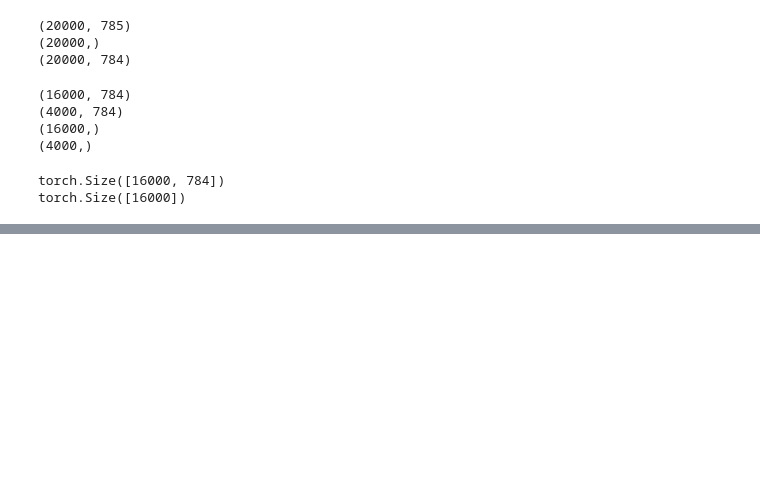
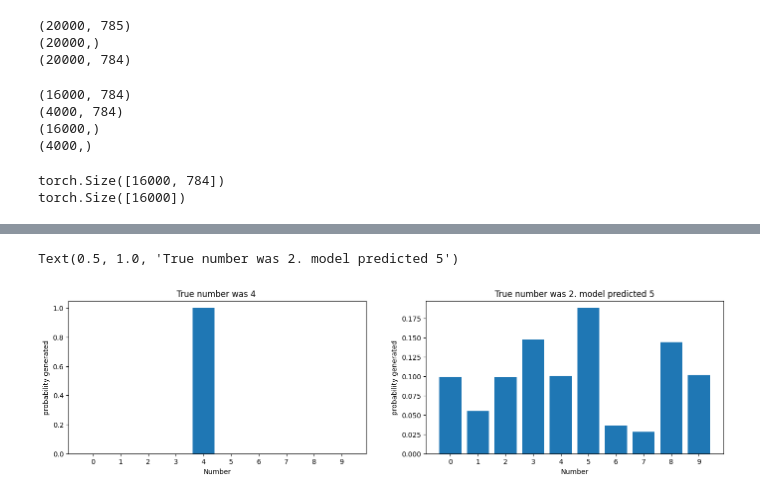
Before and after one commit to taruvaid/Fourier-Neural-Operators, a Jupyter notebook: image_classification_1.ipynb, the cells around one changed output, grey strips where cells are left out. Cells and saved outputs as stored; diff of their text form; code cells hidden in the pictures; blank space fills up the shorter version.

```diff
--- a/image_classification_1.ipynb
+++ b/image_classification_1.ipynb
@@ -231,0 +557,24 @@ plt.tight_layout(rect = [0,0,1,.9])
+# %%
+x,y = next(iter(test_loader))
+pred = net(x).detach()
+
+#finding errors
+errors = np.where(torch.max(pred, axis = 1)[1]!=y)[0]
+
+fig,ax = plt.subplots(1,2,figsize = (17,4))
+sample2show = 120
+ax[0].bar(range(10),torch.exp(pred[sample2show]))
+ax[0].set_xticks(range(10))
+ax[0].set_xlabel("Number")
+ax[0].set_ylabel("probability generated")
+ax[0].set_title("True number was %s "%y[sample2show].item())
+
+sample2show = 4
+ax[1].bar(range(10),torch.exp(pred[errors[sample2show]]))
+ax[1].set_xticks(range(10))
+ax[1].set_xlabel("Number")
+ax[1].set_ylabel("probability generated")
+ax[1].set_title("True number was %s. model predicted %s"%(y[errors[sample2show]].item(),torch.argmax(pred[errors[sample2show]]).item()))
+# %% [output]
+Text(0.5, 1.0, 'True number was 2. model predicted 5')
+[figure, added]
```
Also changed, not shown: parts of 30 cells of this notebook.
